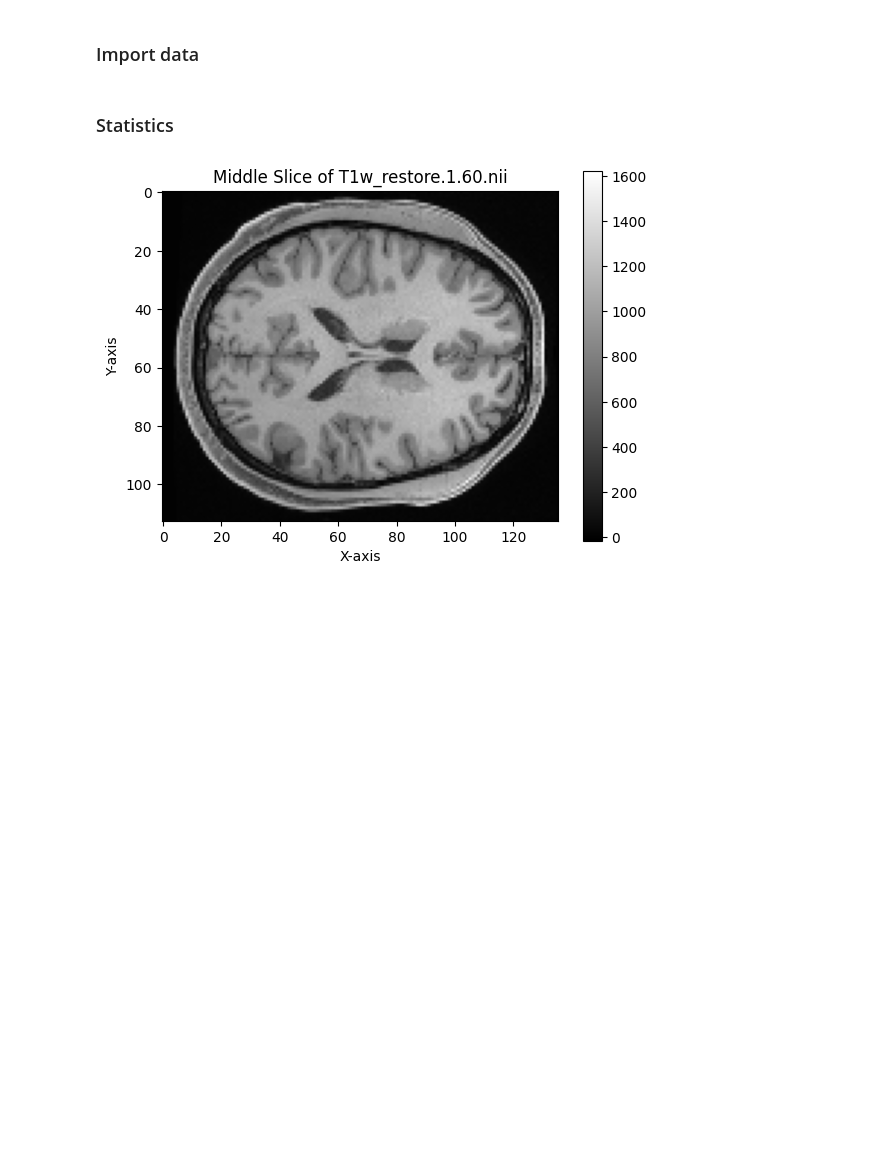
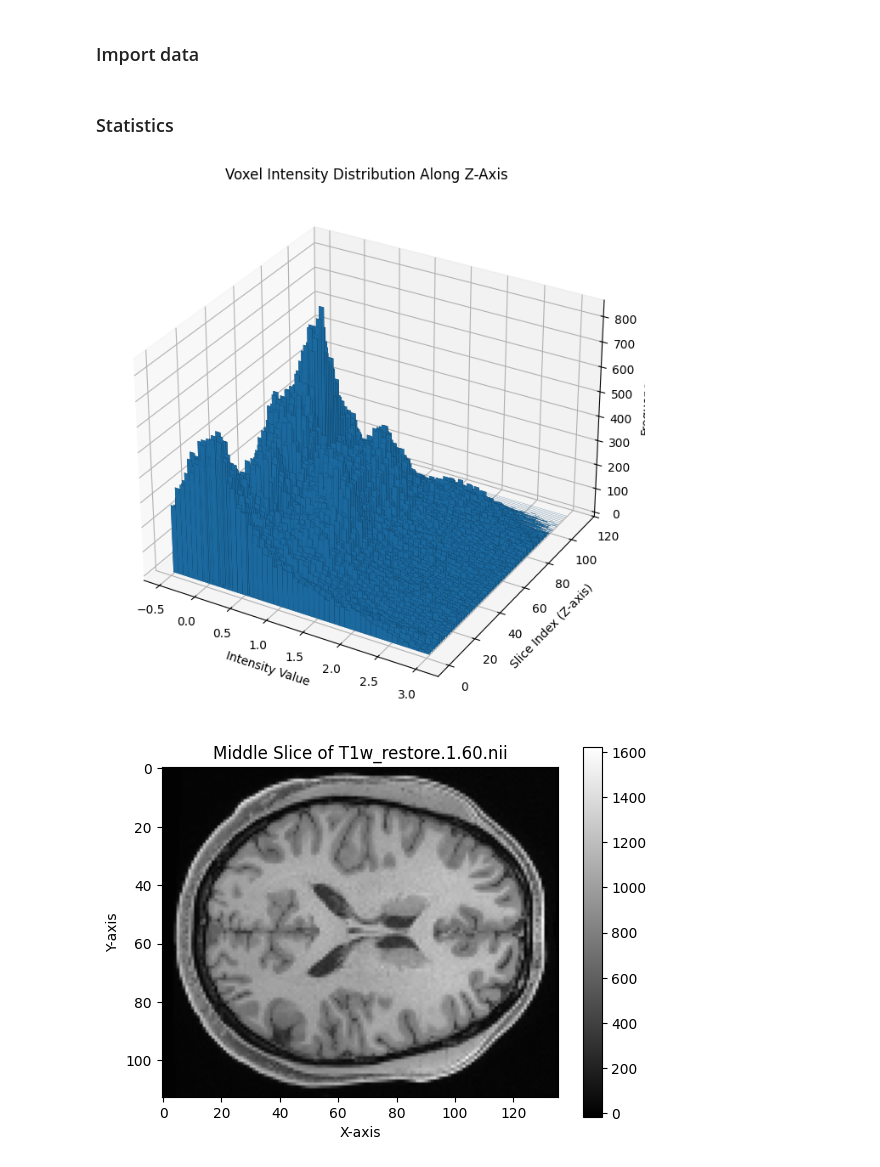
Before and after one commit to Magic-Solutions/MRI-Super-Resolution, a Jupyter notebook: utils/eda_notebook.ipynb, the cells around one changed output. Cells and saved outputs as stored; diff of their text form; code cells hidden in the pictures; blank space fills up the shorter version.

```diff
--- a/utils/eda_notebook.ipynb
+++ b/utils/eda_notebook.ipynb
@@ -80,33 +119,80 @@ def plot_middle_slice_distribution(data):
     middle_slice = data[:, :, middle_index]
 
     # Flatten the middle slice to a 1D array
     flattened_slice = middle_slice.flatten()
 
     fig = plt.figure(figsize=(8, 6))
     # Plot the histogram of voxel intensities
     plt.hist(flattened_slice, bins=50, color='blue', alpha=0.7)
     plt.title(f'Distribution of Voxel Values in the Middle Slice (Slice {middle_index + 1})')
     plt.xlabel('Voxel Intensity')
     plt.ylabel('Frequency')
     plt.show()
     path = '/Users/hendrik/MRI-Super-Resolution/data analysis/Structural Preprocessed for 7T (1.6mm:59k mesh)/100610'
     with PdfPages(path + '/Distribution of Voxel Values in the Middle Slice.pdf') as pdf:
         pdf.savefig(fig)
     return fig
 
 def clip_intensity(data, min_percentile=1, max_percentile=99):
     # Calculate the global min and max intensity values for clipping
     min_val = np.percentile(data, min_percentile)
     max_val = np.percentile(data, max_percentile)
     # Apply clipping to the entire dataset
     clipped_data = np.clip(data, min_val, max_val)
     return clipped_data
 
 def z_score_normalize(data):
     mean = np.mean(data)
     std_dev = np.std(data)
     z_normalized_data = (data - mean) / std_dev
     return z_normalized_data
+
+def plot_3D_distribution(data):
+    num_slices = data.shape[2]
+    bins = 50  # Number of bins for the histogram
+    all_histograms = []
+
+    # Initialize the figure for the 3D histogram plot
+    fig = plt.figure(figsize=(12, 8))
+
+    for slice_index in range(num_slices):
+        # Extract the slice
+        slice_data = data[:, :, slice_index]
+
+        # Flatten the slice to a 1D array
+        flattened_slice = slice_data.flatten()
+
+        # Compute the histogram for this slice
+        hist, bin_edges = np.histogram(flattened_slice, bins=bins, range=(-0.5, 3))
+        all_histograms.append(hist)
+
+    # Convert list of histograms to a 2D array
+    all_histograms = np.array(all_histograms)
+
+    # Plot the 3D histogram
+    ax = fig.add_subplot(111, projection='3d')
+
+    xpos, ypos = np.meshgrid(bin_edges[:-1] + (bin_edges[1] - bin_edges[0]) / 2, range(num_slices))
+    xpos = xpos.flatten()
+    ypos = ypos.flatten()
+    zpos = np.zeros_like(xpos)
+
+    dx = dy = (bin_edges[1] - bin_edges[0]) * np.ones_like(zpos)
+    dz = all_histograms.flatten()
+
+    ax.bar3d(xpos, ypos, zpos, dx, dy, dz, zsort='average')
+
+    ax.set_xlabel('Intensity Value')
+    ax.set_ylabel('Slice Index (Z-axis)')
+    ax.set_zlabel('Frequency')
+    ax.set_title('Voxel Intensity Distribution Along Z-Axis')
+
+    plt.show()
+
+
+plot_3D_distribution(data2)
+# %% [output]
+[figure, added]
 # %%
 #RAW
 
```
Also changed, not shown: parts of 4 cells of this notebook.
